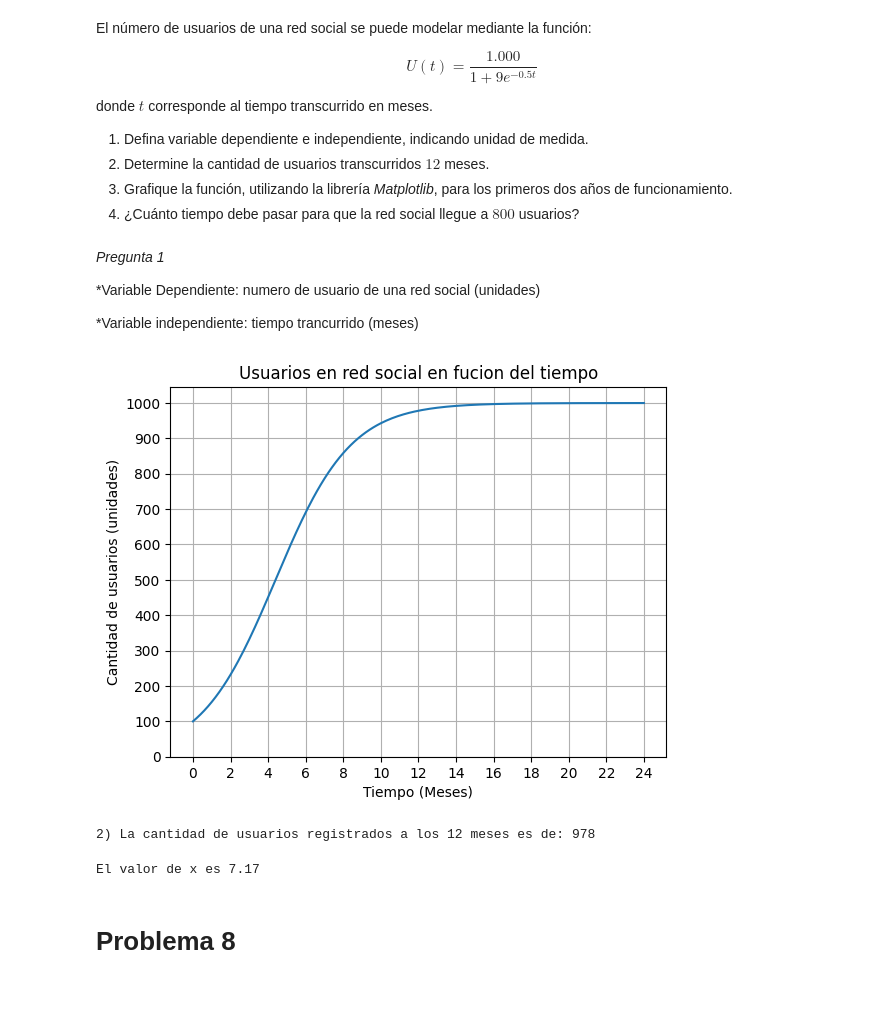
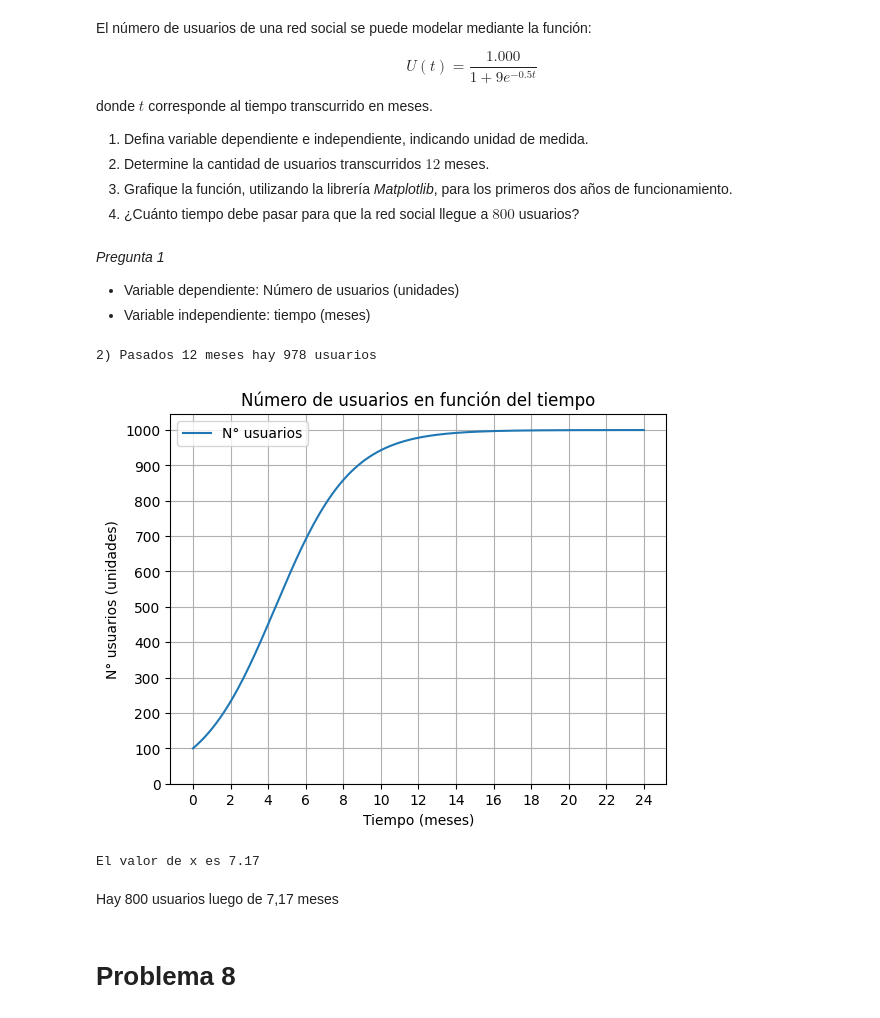
Before and after one commit to nicolasandovalm-svg/ejerciciosPython2026, a Jupyter notebook: Matematica Aplicada/G1_Funciones.ipynb, the cells around one changed output. Saved outputs shown, nothing was run; the diff lists cells and outputs as text; code cells hidden in the pictures.

```diff
--- a/Matematica Aplicada/G1_Funciones.ipynb
+++ b/Matematica Aplicada/G1_Funciones.ipynb
@@ -182,39 +202,35 @@ donde $t$ corresponde al tiempo transcurrido en meses.
 2.  Determine la cantidad de usuarios transcurridos $12$ meses.
 3.  Grafique la función, utilizando la librería *Matplotlib*, para los primeros dos años de funcionamiento.
 4.  ¿Cuánto tiempo debe pasar para que la red social llegue a $800$ usuarios?
+# %% [markdown]
+*Pregunta 1*
+* Variable dependiente: Número de usuarios (unidades)
+* Variable independiente: tiempo (meses)
 # %%
 import numpy as np
 def U(t):
     return 1000 / (1 + 9*np.exp(-0.5*t))
+print("2) Pasados 12 meses hay",round(U(12)),"usuarios")
+# %% [output]
+2) Pasados 12 meses hay 978 usuarios
-# %% [markdown]
-*Pregunta 1*
-
-*Variable Dependiente: numero de usuario de una red social (unidades)
-
-*Variable independiente: tiempo trancurrido (meses)
 # %%
 import numpy as np
-def U (t):
+import matplotlib.pyplot as plt
+
+def U(t):
     return 1000 / (1 + 9*np.exp(-0.5*t))
-
-import matplotlib.pyplot as plt
-import numpy as np
-
-x =np.arange(0,24.1,0.1)
-
-#Graficar:
-plt.plot(x,U(x) )   #plt.plot(x,funcion a graficar(x))
-plt.title('Usuarios en red social en fucion del tiempo')   #título
-plt.xlabel('Tiempo (Meses)')      #Eje x
-plt.ylabel('Cantidad de usuarios (unidades)')       #Eje y
-plt.xticks(np.arange(0,24.1,2))
+x = np.arange(0, 24.1, 0.1)
+plt.plot(x, U(x), label = 'N° usuarios')
+plt.title('Número de usuarios en función del tiempo')
+plt.xlabel('Tiempo (meses)')
+plt.ylabel('N° usuarios (unidades)')
+plt.xticks(np.arange(0,25,2))
 plt.yticks(np.arange(0,1001,100))
-plt.grid()       #Cuadrícula
+plt.grid(True)
+plt.legend()
 plt.show()
-print(f"2) La cantidad de usuarios registrados a los 12 meses es de: {round(U(12))}")
 # %% [output]
-[figure, old version]
+[figure, new version]
-2) La cantidad de usuarios registrados a los 12 meses es de: 978
 # %%
 import numpy as np
 from scipy.optimize import fsolve
@@ -232,6 +246,8 @@ solucion = fsolve(f, x)
 print(f'El valor de x es {round(solucion[0],2)}')
 # %% [output]
 El valor de x es 7.17
+# %% [markdown]
+Hay 800 usuarios luego de 7,17 meses
 # %% [markdown]
 # Problema 8
 # %% [markdown]
```
Also changed, not shown: parts of 17 cells of this notebook, 1 other file.
